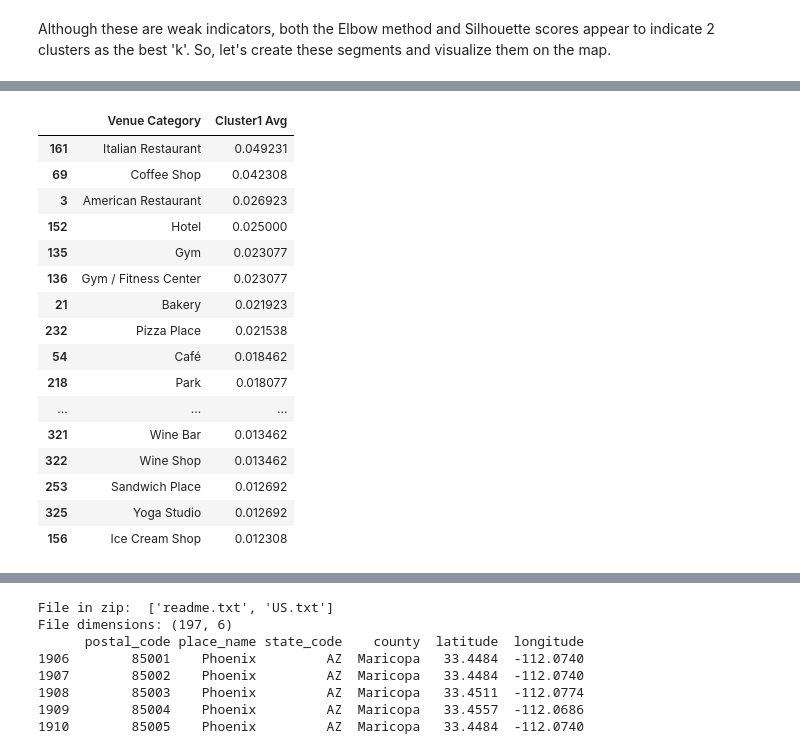
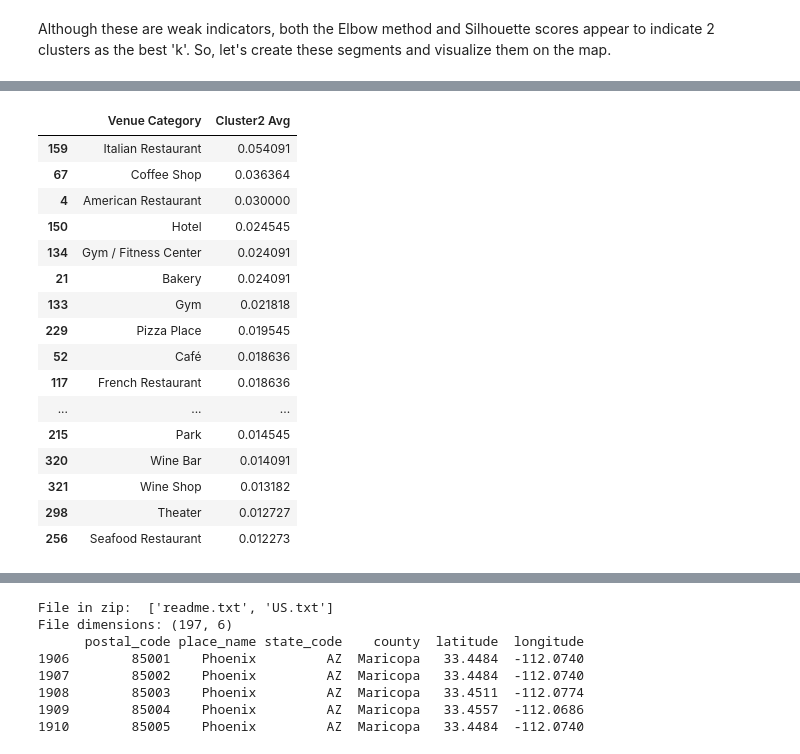
Before and after one commit to bit-kitty/Coursera-IBM-Data-Science, a Jupyter notebook: Coursera_Capstone-Battle_of_the_Neighborhoods-PHX.ipynb, the cells around one changed output, grey strips where cells are left out. Cells and saved outputs as stored; diff of their text form; code cells hidden in the pictures.

```diff
--- a/Coursera_Capstone-Battle_of_the_Neighborhoods-PHX.ipynb
+++ b/Coursera_Capstone-Battle_of_the_Neighborhoods-PHX.ipynb
@@ -594,36 +594,36 @@ Counts within Clusters 1 and 2: {0: 26, 1: 14}
 # %%
-# add clustering labels to venue frequencies for Cluster 1
+# add clustering labels to venue frequencies for Cluster 2
 ll_1hot = manhattan_onehot
 
-ll = manhattan_merged.loc[manhattan_merged['Cluster Labels'] == 0]
+ll = manhattan_merged.loc[manhattan_merged['Cluster Labels'] == 1]
 ll = ll[['Neighborhood','Cluster Labels']]
 ll_1hot = pd.merge(ll_1hot, ll, on='Neighborhood')
 
 #ll_1hot
 
 ll_avgcat = ll_1hot.mean()
 ll_avgcat = pd.Series.to_frame(ll_avgcat)
 ll_avgcat.reset_index(inplace = True)
-ll_avgcat.columns =['Venue Category','Cluster1 Avg']
+ll_avgcat.columns =['Venue Category','Cluster2 Avg']
 ll_avgcat = ll_avgcat[ll_avgcat['Venue Category'] != 'Cluster Labels']
-ll_avgtopcat = ll_avgcat.sort_values(by='Cluster1 Avg', ascending = False) #, axis = 0,  inplace = False)
-ll_avgtopcat.head(20) # percent of occurrence within Cluster 1
+ll_avgtopcat = ll_avgcat.sort_values(by='Cluster2 Avg', ascending = False) #, axis = 0,  inplace = False)
+ll_avgtopcat.head(20) # percent of occurrence within Cluster 2
 # %% [output]
-|  | Venue Category | Cluster1 Avg |
-| 161 | Italian Restaurant | 0.049231 |
-| 69 | Coffee Shop | 0.042308 |
-| 3 | American Restaurant | 0.026923 |
-| 152 | Hotel | 0.025000 |
-| 135 | Gym | 0.023077 |
-| 136 | Gym / Fitness Center | 0.023077 |
-| 21 | Bakery | 0.021923 |
-| 232 | Pizza Place | 0.021538 |
-| 54 | Café | 0.018462 |
-| 218 | Park | 0.018077 |
+|  | Venue Category | Cluster2 Avg |
+| 159 | Italian Restaurant | 0.054091 |
+| 67 | Coffee Shop | 0.036364 |
+| 4 | American Restaurant | 0.030000 |
+| 150 | Hotel | 0.024545 |
+| 134 | Gym / Fitness Center | 0.024091 |
+| 21 | Bakery | 0.024091 |
+| 133 | Gym | 0.021818 |
+| 229 | Pizza Place | 0.019545 |
+| 52 | Café | 0.018636 |
+| 117 | French Restaurant | 0.018636 |
 | ... | ... | ... |
-| 321 | Wine Bar | 0.013462 |
-| 322 | Wine Shop | 0.013462 |
-| 253 | Sandwich Place | 0.012692 |
-| 325 | Yoga Studio | 0.012692 |
-| 156 | Ice Cream Shop | 0.012308 |
+| 215 | Park | 0.014545 |
+| 320 | Wine Bar | 0.014091 |
+| 321 | Wine Shop | 0.013182 |
+| 298 | Theater | 0.012727 |
+| 256 | Seafood Restaurant | 0.012273 |
 # %%
```
Also changed, not shown: parts of 35 cells of this notebook.
